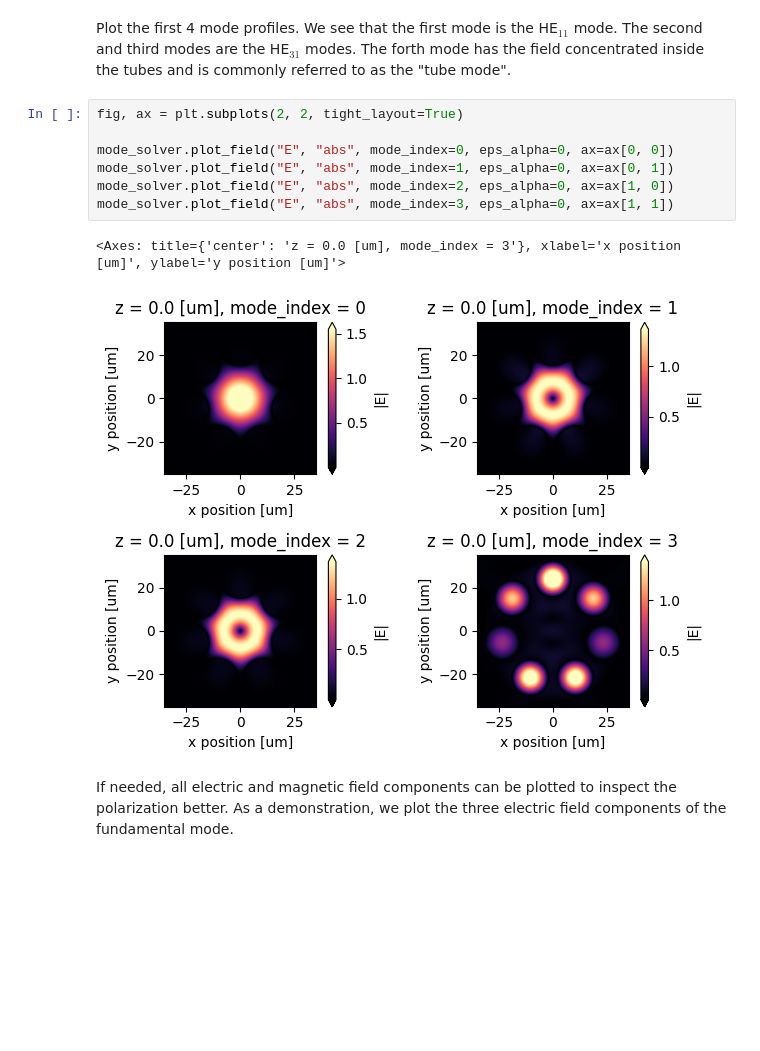
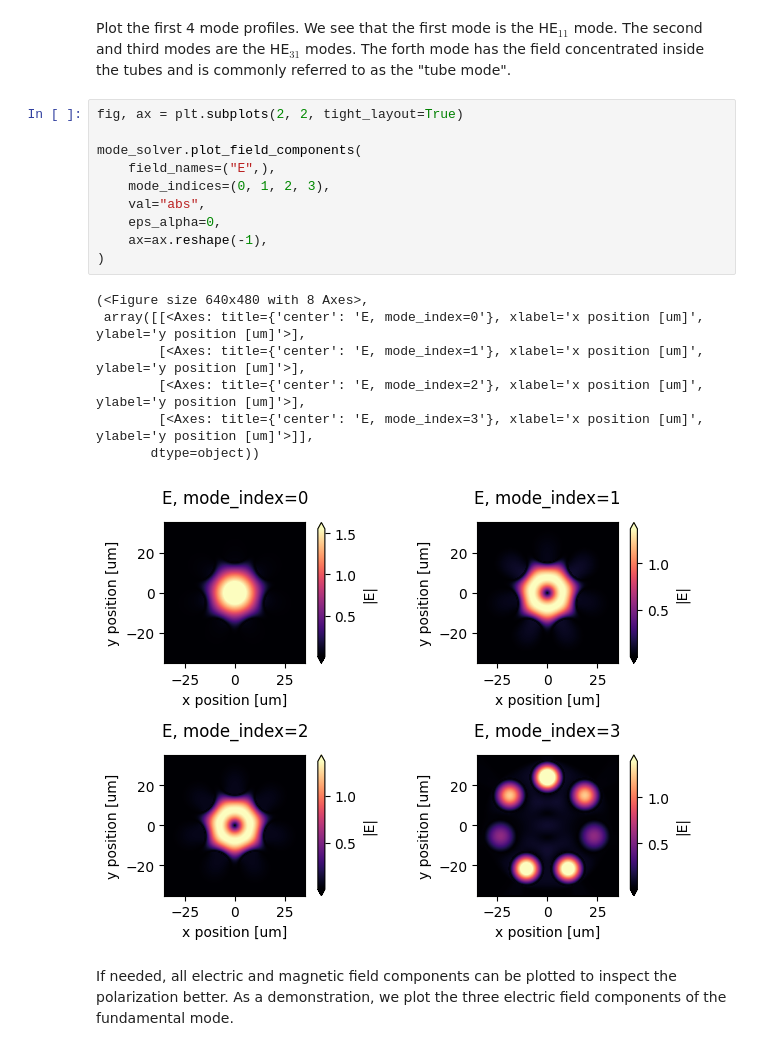
Before and after one commit to flexcompute/tidy3d-notebooks, a Jupyter notebook: AntiResonantHollowCoreFiber.ipynb, the cells around one changed output. Drawn from its saved outputs; the diff is of its cells as text; blank space fills up the shorter version.

Commit message:
Update notebooks for new multi-mode plotting helper

```diff
--- a/AntiResonantHollowCoreFiber.ipynb
+++ b/AntiResonantHollowCoreFiber.ipynb
@@ -131,13 +128,21 @@ Plot the first 4 mode profiles. We see that the first mode is the HE$_{11}$ mode
 # %%
 fig, ax = plt.subplots(2, 2, tight_layout=True)
 
-mode_solver.plot_field("E", "abs", mode_index=0, eps_alpha=0, ax=ax[0, 0])
-mode_solver.plot_field("E", "abs", mode_index=1, eps_alpha=0, ax=ax[0, 1])
-mode_solver.plot_field("E", "abs", mode_index=2, eps_alpha=0, ax=ax[1, 0])
-mode_solver.plot_field("E", "abs", mode_index=3, eps_alpha=0, ax=ax[1, 1])
+mode_solver.plot_field_components(
+    field_names=("E",),
+    mode_indices=(0, 1, 2, 3),
+    val="abs",
+    eps_alpha=0,
+    ax=ax.reshape(-1),
+)
 # %% [output]
-<Axes: title={'center': 'z = 0.0 [um], mode_index = 3'}, xlabel='x position [um]', ylabel='y position [um]'>
+(<Figure size 640x480 with 8 Axes>,
+ array([[<Axes: title={'center': 'E, mode_index=0'}, xlabel='x position [um]', ylabel='y position [um]'>],
+        [<Axes: title={'center': 'E, mode_index=1'}, xlabel='x position [um]', ylabel='y position [um]'>],
+        [<Axes: title={'center': 'E, mode_index=2'}, xlabel='x position [um]', ylabel='y position [um]'>],
+        [<Axes: title={'center': 'E, mode_index=3'}, xlabel='x position [um]', ylabel='y position [um]'>]],
+       dtype=object))
-[figure, old version]
+[figure, new version]
 # %% [markdown]
 If needed, all electric and magnetic field components can be plotted to inspect the polarization better. As a demonstration, we plot the three electric field components of the fundamental mode.
 # %%
```
Also changed, not shown: parts of 3 cells of this notebook, 4 other files.
